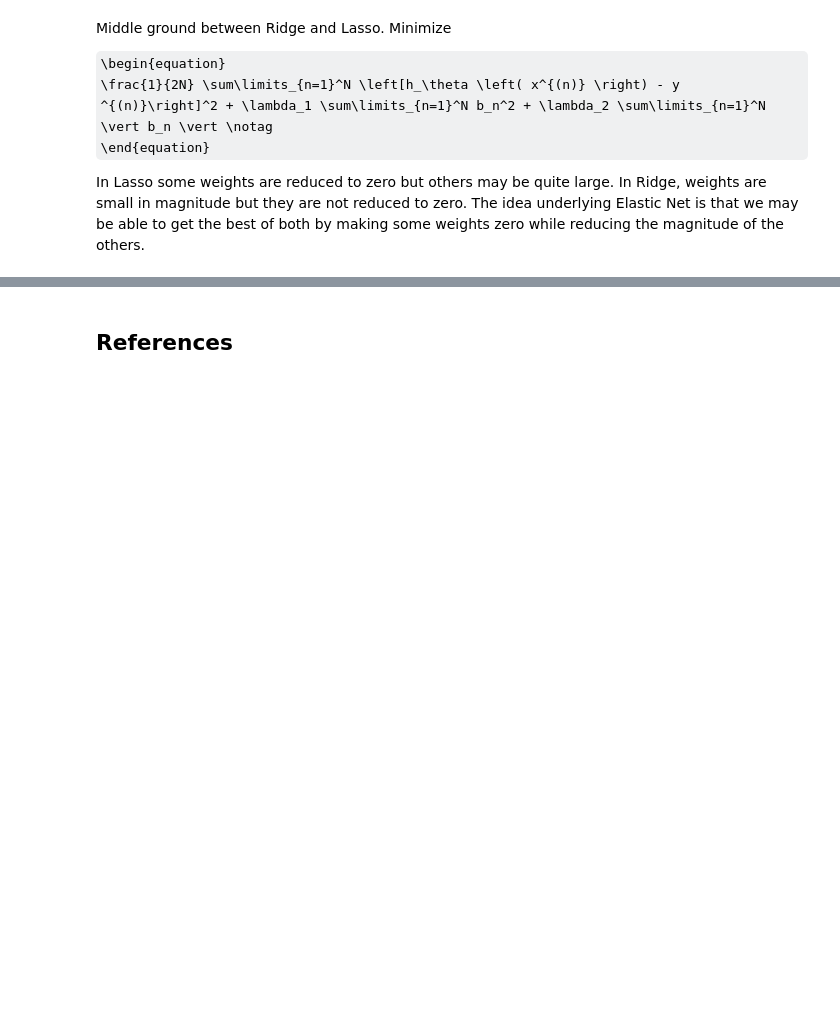
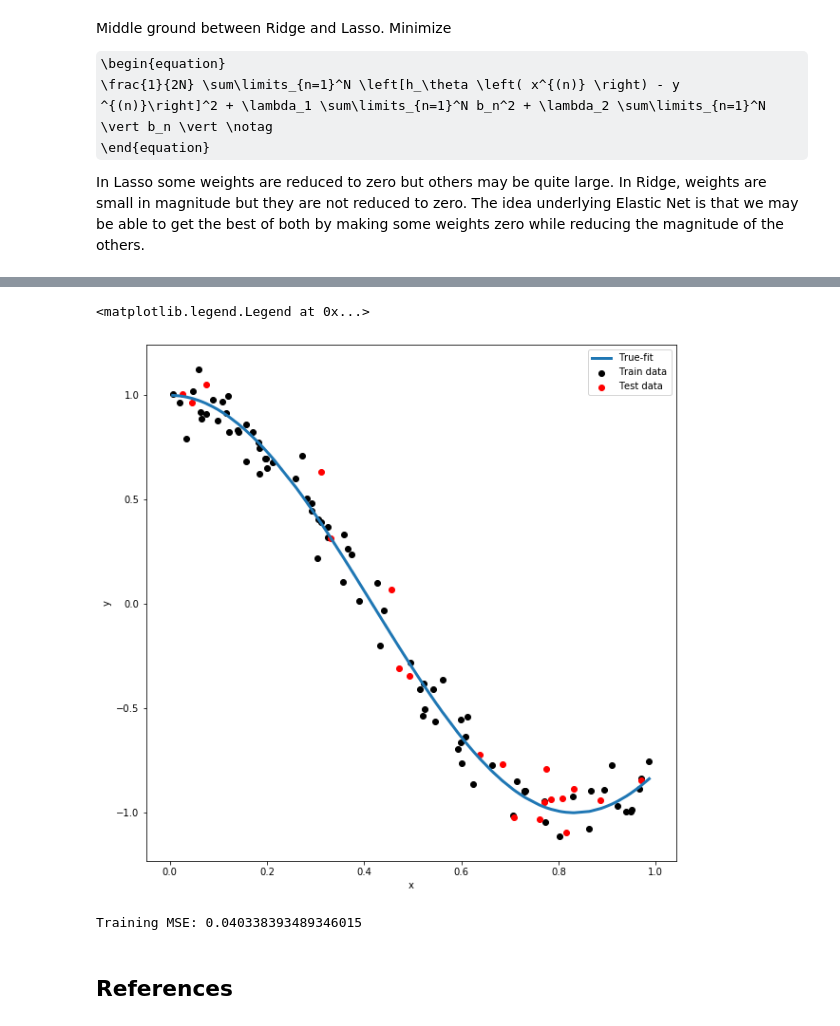
Before and after one commit to polyhedron-gdl/introduction-to-machine-learning-for-finance, a Jupyter notebook: 2022/1-notebooks/chapter-2-2.ipynb, the cells around one changed output, grey strips where cells are left out. Drawn from its saved outputs; the diff is of its cells as text; code cells hidden in the pictures; some formulas as TeX source; blank space fills up the shorter version.

```diff
--- a/2022/1-notebooks/chapter-2-2.ipynb
+++ b/2022/1-notebooks/chapter-2-2.ipynb
@@ -559,3 +596,42 @@ model = ElasticNet(alpha=1.0, l1_ratio=0.5)
+# %%
+import matplotlib.pyplot as plt
+from sklearn import model_selection
+
+# Here I use a cos, try with a different function
+
+np.random.seed(42)
+x = np.sort(np.random.rand(100))
+y = np.cos(1.2 * x * np.pi) + (0.1 * np.random.randn(100))
+
+# Total data is split into train and test data. Test data is 20% of entire data.
+
+X_train, X_test, Y_train, Y_test = model_selection.train_test_split(x, y, test_size = 0.2)
+
+fig = plt.figure(figsize = (10,10))
+plt.scatter(X_train, Y_train, color = 'k', label = 'Train data')
+plt.scatter(X_test, Y_test, color = 'r', label = 'Test data')
+plt.plot(x, np.cos(1.2 * x * np.pi), linewidth = 3, label = 'True-fit')
+plt.xlabel('x')
+plt.ylabel('y')
+plt.legend()
+# %% [output]
+<matplotlib.legend.Legend at 0x...>
+[figure, added]
+# %%
+from sklearn.linear_model import LinearRegression
+from sklearn.metrics import mean_squared_error
+
+x_train = X_train.reshape(-1,1)
+
+clf = LinearRegression()
+clf.fit(x_train, Y_train)
+
+train_predict = clf.predict(x_train)
+train_MSE = mean_squared_error(Y_train, train_predict)
+
+print('Training MSE:', train_MSE)
+# %% [output]
+Training MSE: 0.040338393489346015
 # %% [markdown]
 ## References
 # %% [markdown]
```
Also changed, not shown: parts of 4 cells of this notebook.
